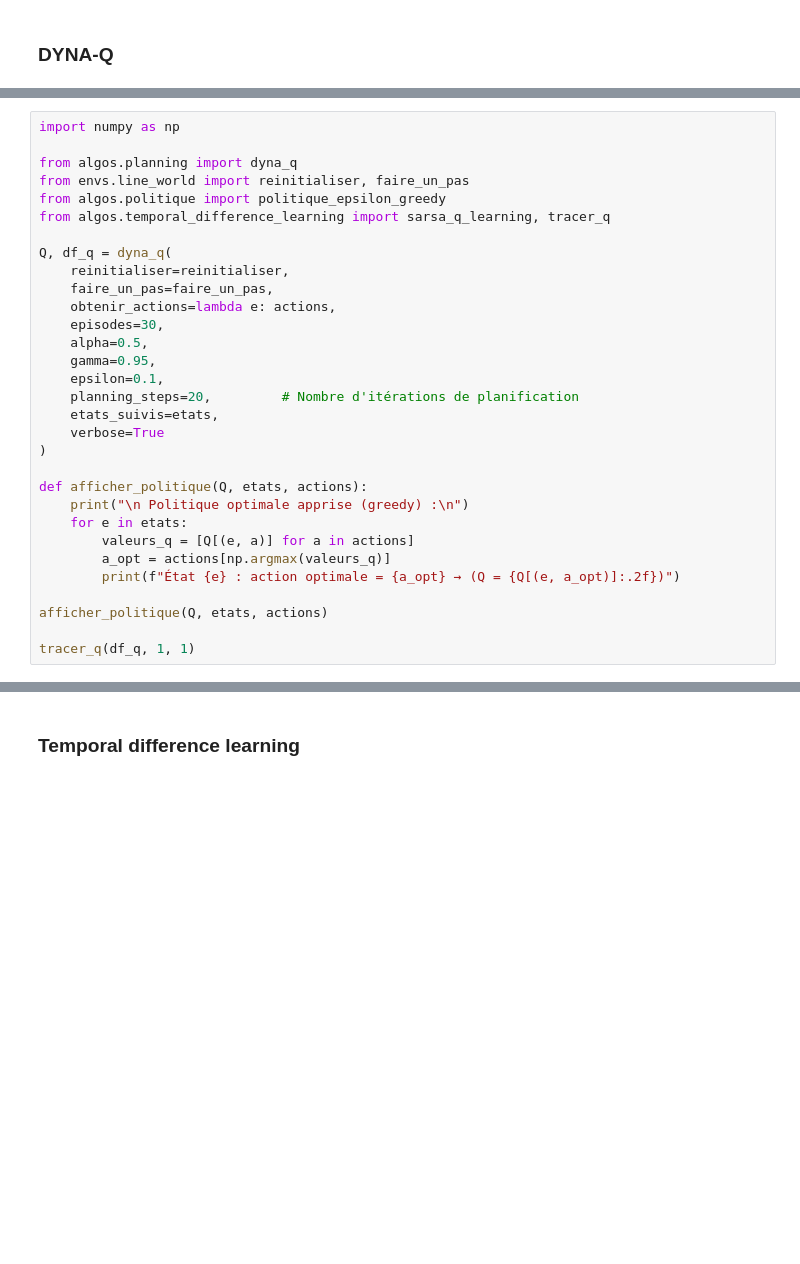
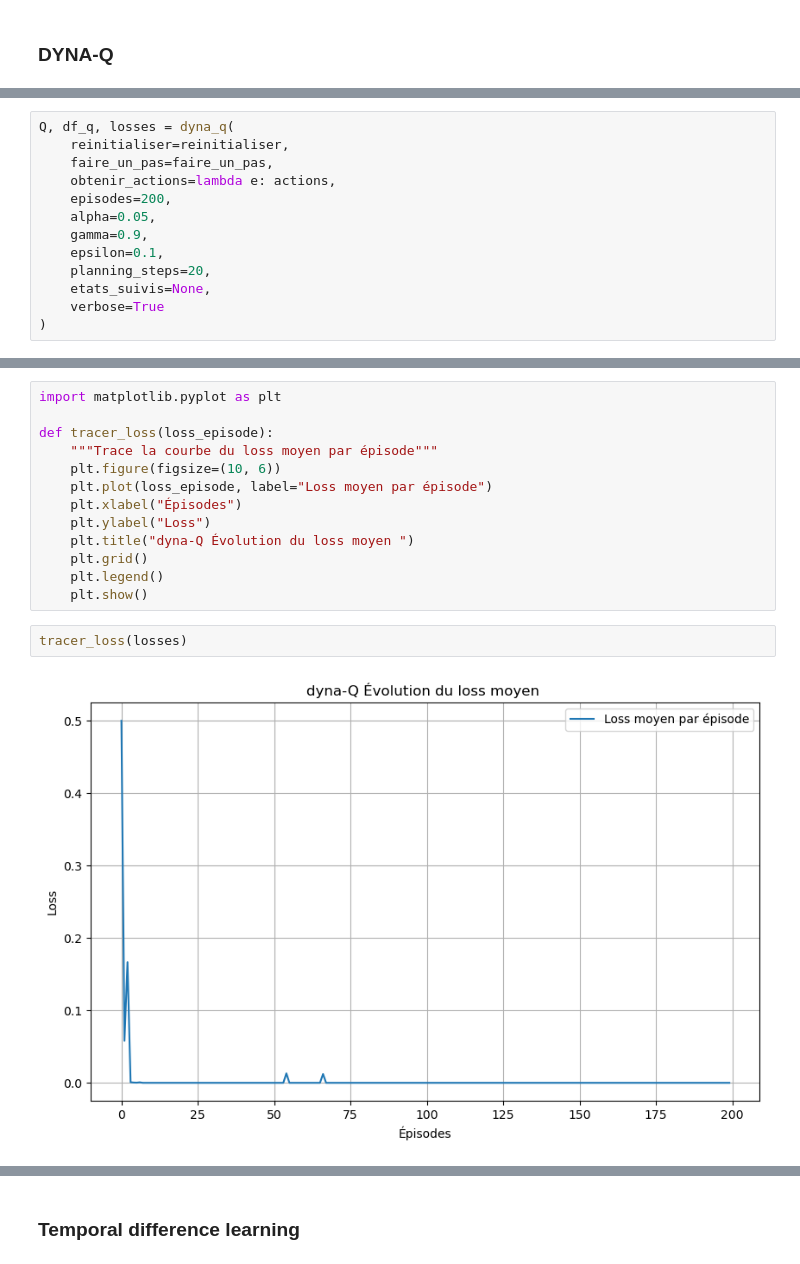
Before and after one commit to manelleha/deep_reinforcement_learning, a Jupyter notebook: projet_deep_renforcement_learning/notebooks/test_line_world.ipynb, the cells around one changed output, grey strips where cells are left out. Cells and saved outputs as stored; diff of their text form; blank space fills up the shorter version.

```diff
--- a/projet_deep_renforcement_learning/notebooks/test_line_world.ipynb
+++ b/projet_deep_renforcement_learning/notebooks/test_line_world.ipynb
@@ -5,33 +11,15 @@
 # %%
-import numpy as np
-
-from algos.planning import dyna_q
-from envs.line_world import reinitialiser, faire_un_pas
-from algos.politique import politique_epsilon_greedy
-from algos.temporal_difference_learning import sarsa_q_learning, tracer_q
-
-Q, df_q = dyna_q(
+Q, df_q, losses = dyna_q(
     reinitialiser=reinitialiser,
     faire_un_pas=faire_un_pas,
     obtenir_actions=lambda e: actions,
-    episodes=30,
-    alpha=0.5,
-    gamma=0.95,
+    episodes=200,
+    alpha=0.05,
+    gamma=0.9,
     epsilon=0.1,
-    planning_steps=20,         # Nombre d'itérations de planification
-    etats_suivis=etats,
+    planning_steps=20,
+    etats_suivis=None,
     verbose=True
 )
-
-def afficher_politique(Q, etats, actions):
-    print("\n Politique optimale apprise (greedy) :\n")
-    for e in etats:
-        valeurs_q = [Q[(e, a)] for a in actions]
-        a_opt = actions[np.argmax(valeurs_q)]
-        print(f"État {e} : action optimale = {a_opt} → (Q = {Q[(e, a_opt)]:.2f})")
-
-afficher_politique(Q, etats, actions)
-
-tracer_q(df_q, 1, 1)
 # %% [output]
 ✅ Exploitation : meilleure action selon Q → 0
@@ -54,0 +230,17 @@ tracer_q(df_q, 1, 1)
+# %%
+import matplotlib.pyplot as plt
+
+def tracer_loss(loss_episode):
+    """Trace la courbe du loss moyen par épisode"""
+    plt.figure(figsize=(10, 6))
+    plt.plot(loss_episode, label="Loss moyen par épisode")
+    plt.xlabel("Épisodes")
+    plt.ylabel("Loss")
+    plt.title("dyna-Q Évolution du loss moyen ")
+    plt.grid()
+    plt.legend()
+    plt.show()
+# %%
+tracer_loss(losses)
+# %% [output]
+[figure, added]
```
Also changed, not shown: parts of 14 cells of this notebook, 3 other files.
